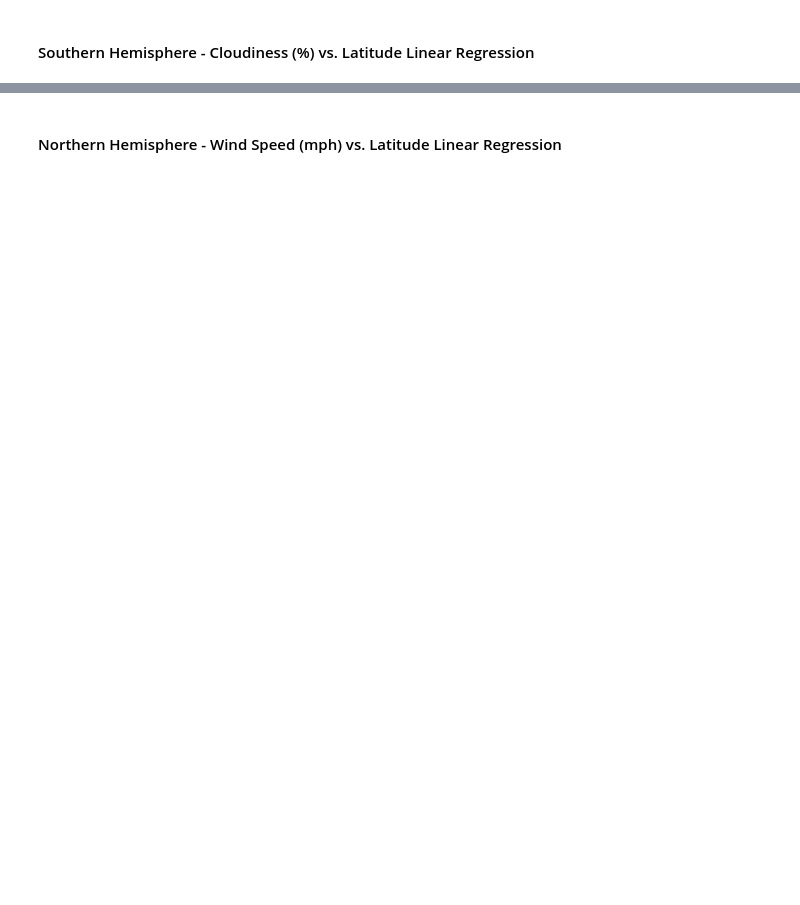
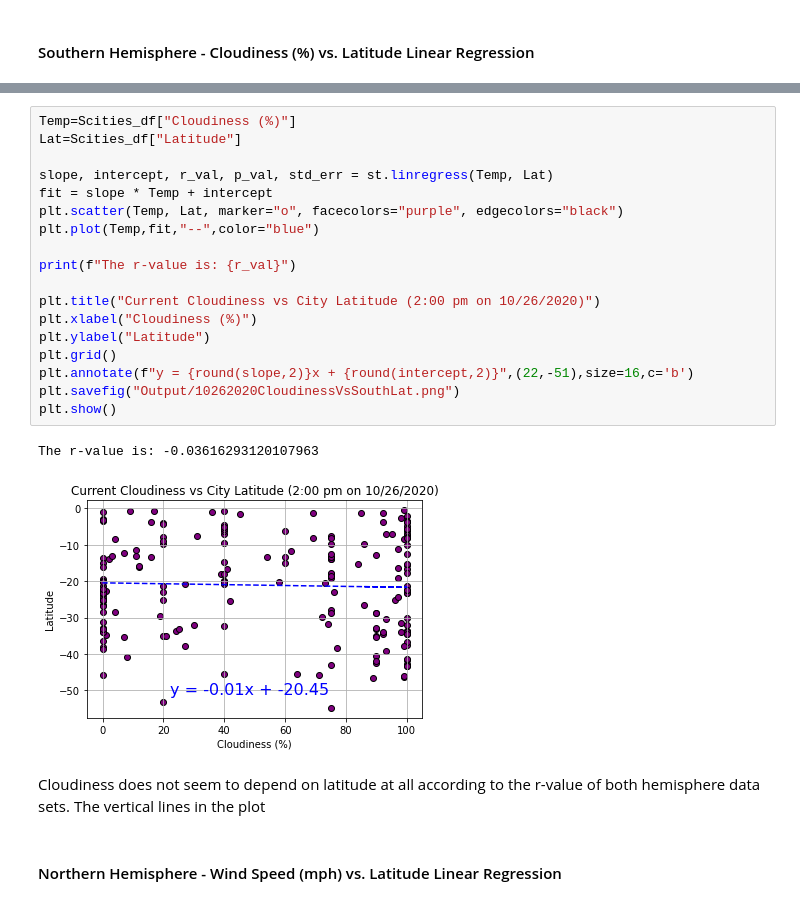
Before and after one commit to JoeKell/VacationingWithAPIs, a Jupyter notebook: WeatherPy.ipynb, the cells around one changed output, grey strips where cells are left out. Drawn from its saved outputs; the diff is of its cells as text; blank space fills up the shorter version.

```diff
--- a/WeatherPy.ipynb
+++ b/WeatherPy.ipynb
@@ -337,2 +360,25 @@ The r-value is: 0.0035263772085582894
+# %%
+Temp=Scities_df["Cloudiness (%)"]
+Lat=Scities_df["Latitude"]
+
+slope, intercept, r_val, p_val, std_err = st.linregress(Temp, Lat)
+fit = slope * Temp + intercept
+plt.scatter(Temp, Lat, marker="o", facecolors="purple", edgecolors="black")
+plt.plot(Temp,fit,"--",color="blue")
+
+print(f"The r-value is: {r_val}")
+
+plt.title("Current Cloudiness vs City Latitude (2:00 pm on 10/26/2020)")
+plt.xlabel("Cloudiness (%)")
+plt.ylabel("Latitude")
+plt.grid()
+plt.annotate(f"y = {round(slope,2)}x + {round(intercept,2)}",(22,-51),size=16,c='b')
+plt.savefig("Output/10262020CloudinessVsSouthLat.png")
+plt.show()
+# %% [output]
+The r-value is: -0.03616293120107963
+[figure, added]
+# %% [markdown]
+Cloudiness does not seem to depend on latitude at all according to the r-value of both hemisphere data sets. The vertical lines in the plot
 # %% [markdown]
 ####  Northern Hemisphere - Wind Speed (mph) vs. Latitude Linear Regression
```
Also changed, not shown: parts of 10 cells of this notebook, 4 other files.
